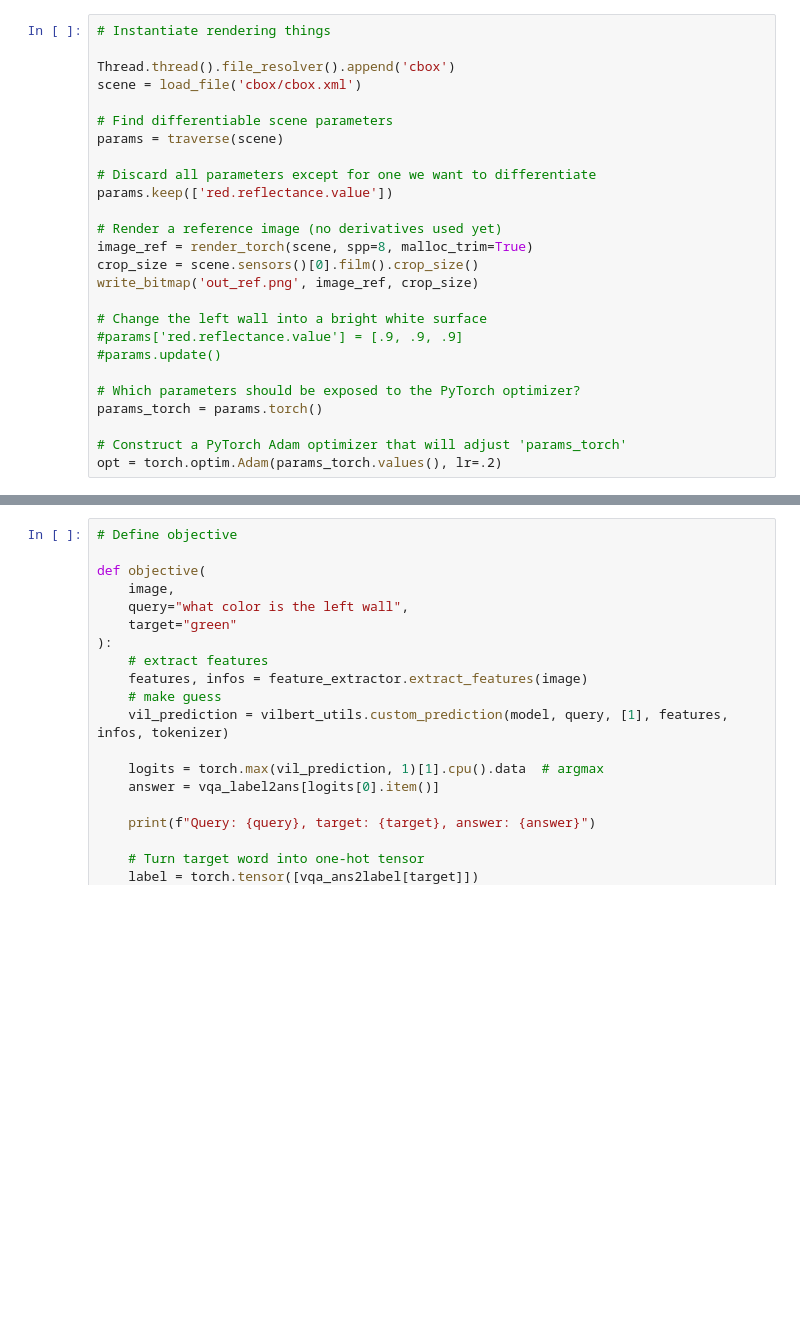
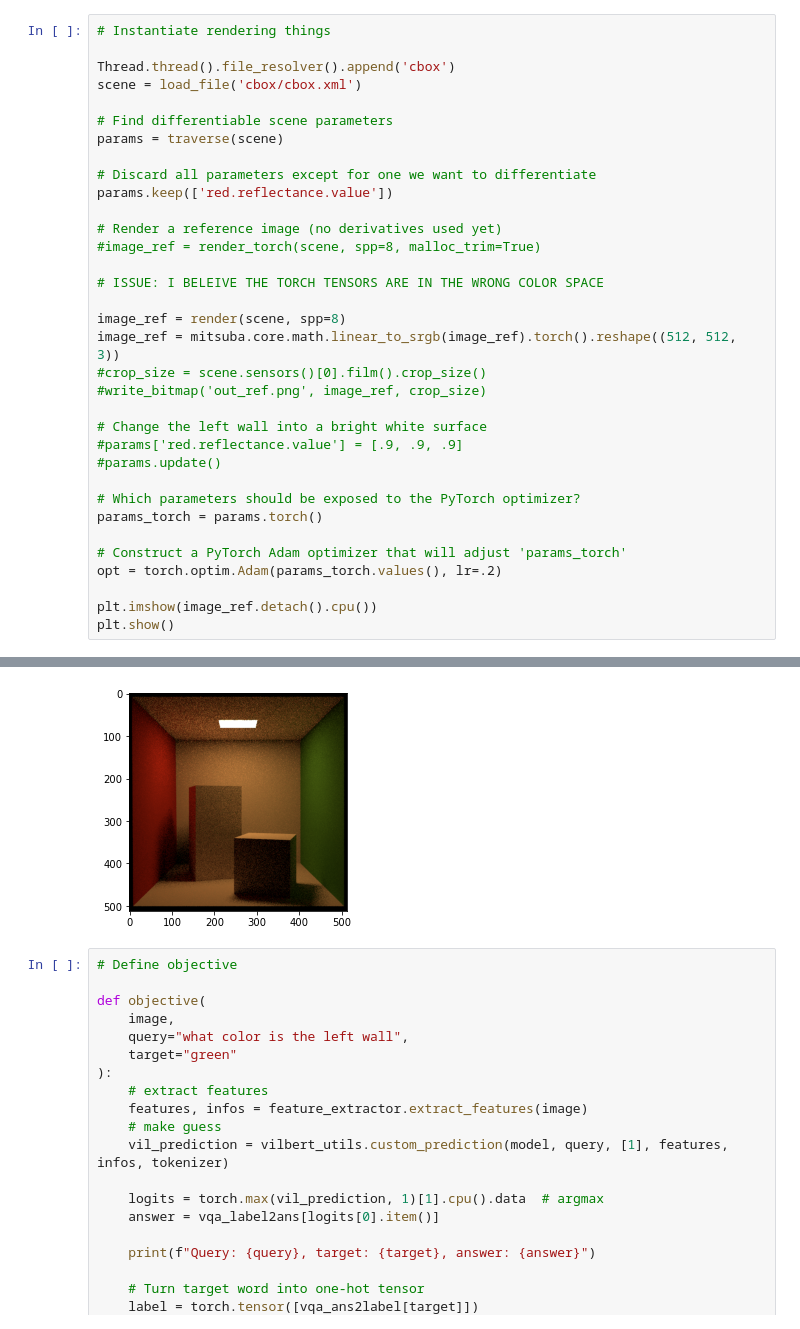
Before and after one commit to ASchneidman/DifferentialRendering, a Jupyter notebook: vqa_render.ipynb, the cells around one changed output, grey strips where cells are left out. Saved outputs shown, nothing was run; the diff lists cells and outputs as text; blank space fills up the shorter version.

Commit message:
TODO: color spaces may be wrong when using mitsubas torch()

```diff
--- a/vqa_render.ipynb
+++ b/vqa_render.ipynb
@@ -162,9 +156,14 @@ params = traverse(scene)
 params.keep(['red.reflectance.value'])
 
 # Render a reference image (no derivatives used yet)
-image_ref = render_torch(scene, spp=8, malloc_trim=True)
-crop_size = scene.sensors()[0].film().crop_size()
-write_bitmap('out_ref.png', image_ref, crop_size)
+#image_ref = render_torch(scene, spp=8, malloc_trim=True)
+
+# ISSUE: I BELEIVE THE TORCH TENSORS ARE IN THE WRONG COLOR SPACE
+
+image_ref = render(scene, spp=8)
+image_ref = mitsuba.core.math.linear_to_srgb(image_ref).torch().reshape((512, 512, 3))
+#crop_size = scene.sensors()[0].film().crop_size()
+#write_bitmap('out_ref.png', image_ref, crop_size)
 
 # Change the left wall into a bright white surface
 #params['red.reflectance.value'] = [.9, .9, .9]
@@ -175,4 +174,7 @@ params_torch = params.torch()
 
 # Construct a PyTorch Adam optimizer that will adjust 'params_torch'
 opt = torch.optim.Adam(params_torch.values(), lr=.2)
+
+plt.imshow(image_ref.detach().cpu())
+plt.show()
 # %% [output]
@@ -192,3 +186,4 @@ opt = torch.optim.Adam(params_torch.values(), lr=.2)
+[figure, added]
 # %%
 # Define objective
 
```
Also changed, not shown: parts of 3 cells of this notebook.
